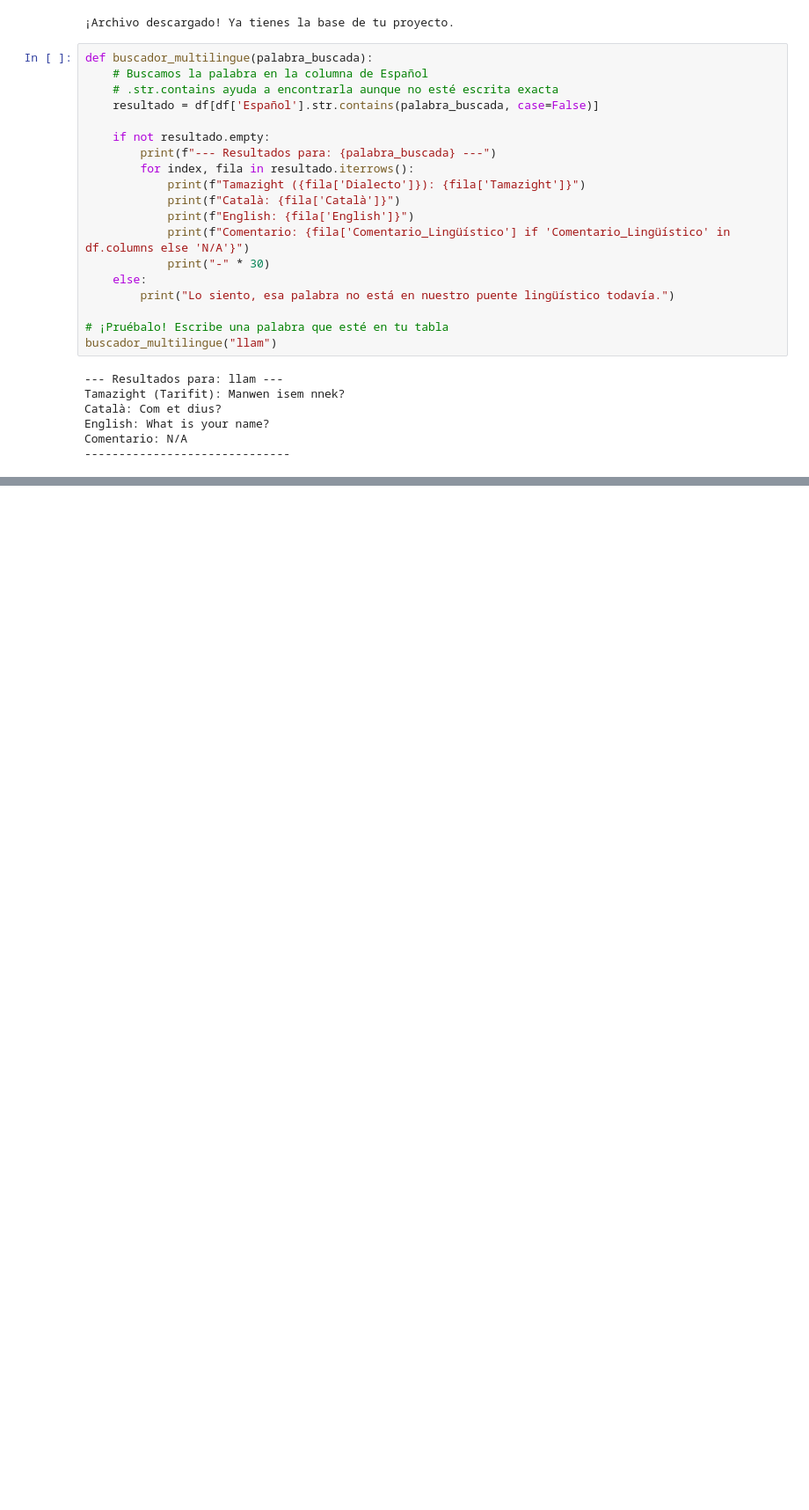
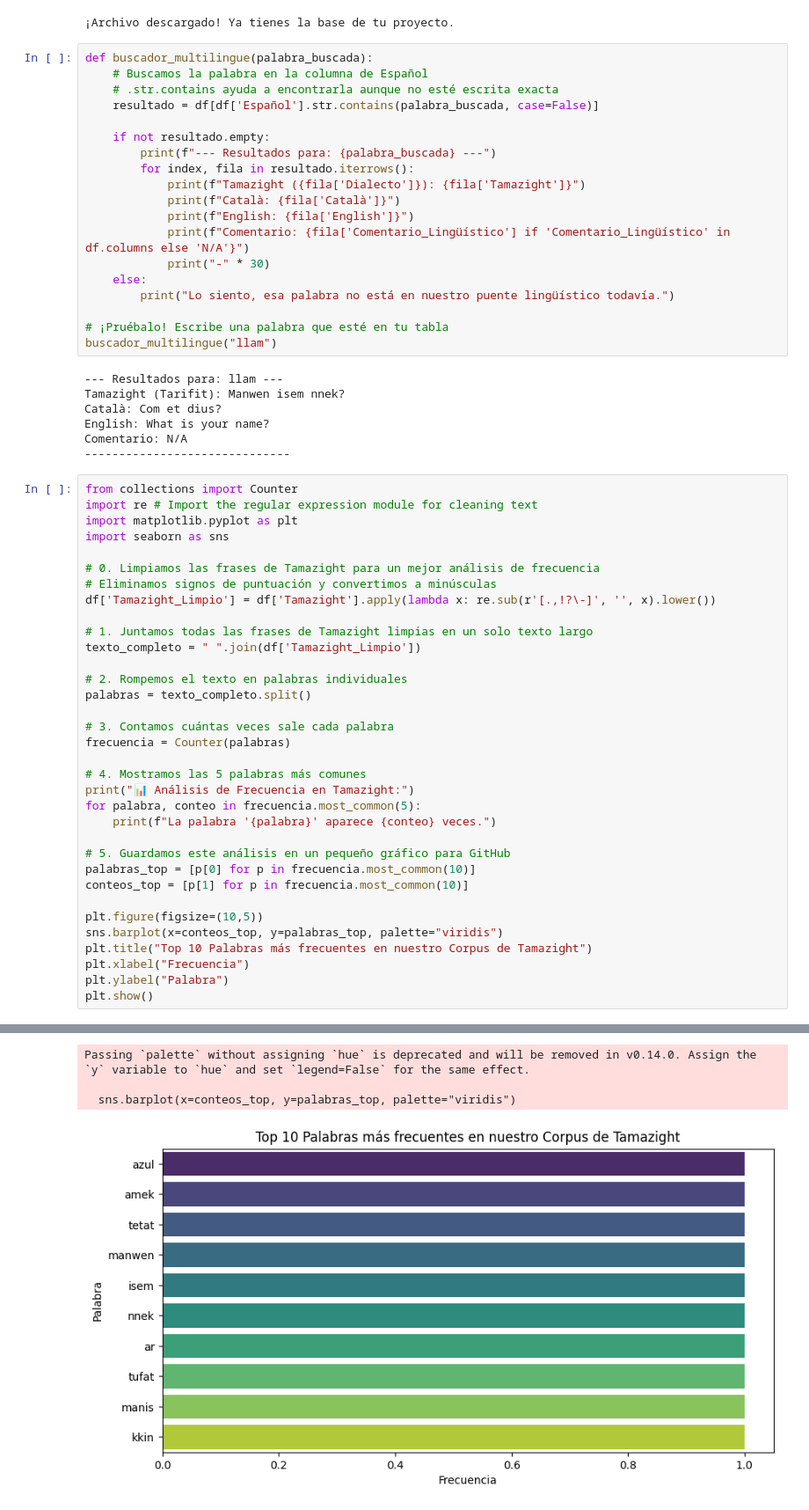
Before and after one commit to jamalinu/CursoGit, a Jupyter notebook: The_Multilingual_Low_Resource_Bridge.ipynb, the cells around one changed output, grey strips where cells are left out. Shown at 88% size. Drawn from its saved outputs; the diff is of its cells as text; blank space fills up the shorter version.

```diff
--- a/The_Multilingual_Low_Resource_Bridge.ipynb
+++ b/The_Multilingual_Low_Resource_Bridge.ipynb
@@ -114,3 +114,38 @@ Català: Com et dius?
 English: What is your name?
 Comentario: N/A
 ------------------------------
+# %%
+from collections import Counter
+import re # Import the regular expression module for cleaning text
+import matplotlib.pyplot as plt
+import seaborn as sns
+
+# 0. Limpiamos las frases de Tamazight para un mejor análisis de frecuencia
+# Eliminamos signos de puntuación y convertimos a minúsculas
+df['Tamazight_Limpio'] = df['Tamazight'].apply(lambda x: re.sub(r'[.,!?\-]', '', x).lower())
+
+# 1. Juntamos todas las frases de Tamazight limpias en un solo texto largo
+texto_completo = " ".join(df['Tamazight_Limpio'])
+
+# 2. Rompemos el texto en palabras individuales
+palabras = texto_completo.split()
+
+# 3. Contamos cuántas veces sale cada palabra
+frecuencia = Counter(palabras)
+
+# 4. Mostramos las 5 palabras más comunes
+print("📊 Análisis de Frecuencia en Tamazight:")
+for palabra, conteo in frecuencia.most_common(5):
+    print(f"La palabra '{palabra}' aparece {conteo} veces.")
+
+# 5. Guardamos este análisis en un pequeño gráfico para GitHub
+palabras_top = [p[0] for p in frecuencia.most_common(10)]
+conteos_top = [p[1] for p in frecuencia.most_common(10)]
+
+plt.figure(figsize=(10,5))
+sns.barplot(x=conteos_top, y=palabras_top, palette="viridis")
+plt.title("Top 10 Palabras más frecuentes en nuestro Corpus de Tamazight")
+plt.xlabel("Frecuencia")
+plt.ylabel("Palabra")
+plt.show()
+# %% [output]
@@ -116,0 +158,4 @@ Comentario: N/A
+Passing `palette` without assigning `hue` is deprecated and will be removed in v0.14.0. Assign the `y` variable to `hue` and set `legend=False` for the same effect.
+
+  sns.barplot(x=conteos_top, y=palabras_top, palette="viridis")
+[figure, added]
```
Also changed, not shown: parts of 4 cells of this notebook.
